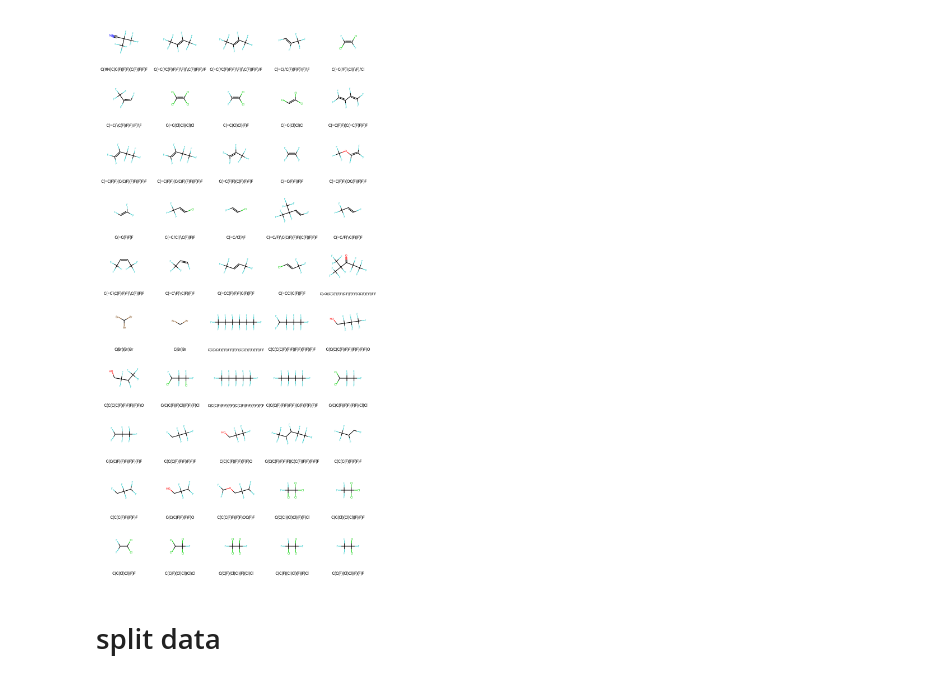
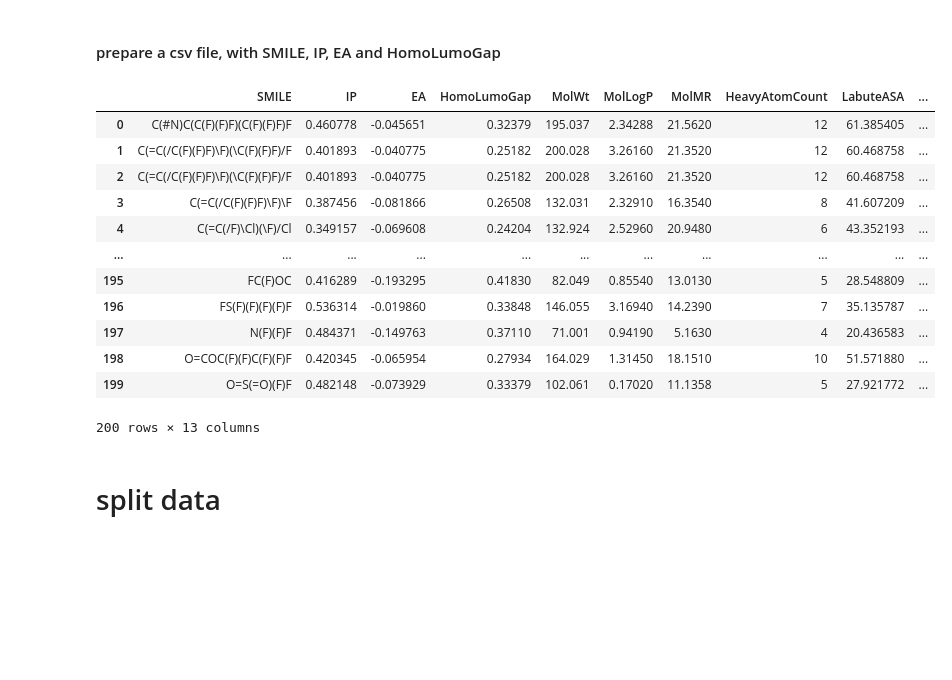
Before and after one commit to sxm13/GWP-project, a Jupyter notebook: example.ipynb, the cells around one changed output. Saved outputs shown, nothing was run; the diff lists cells and outputs as text; code cells hidden in the pictures; blank space fills up the shorter version.

```diff
--- a/example.ipynb
+++ b/example.ipynb
@@ -8,8 +15,21 @@ from gwp.visualization import show
+# %% [markdown]
+#### prepare a csv file, with SMILE, IP, EA and HomoLumoGap
 # %%
-featurize_smiles("forML.csv",verbos=False)
-show("forML.csv")
+featurize_smiles("forML.csv",verbos=False,saveto="featuresforgwp.csv")
 # %% [output]
-[figure, removed]
+|  | SMILE | IP | EA | HomoLumoGap | MolWt | MolLogP | MolMR | HeavyAtomCount | LabuteASA | ... |
+| 0 | C(#N)C(C(F)(F)F)(C(F)(F)F)F | 0.460778 | -0.045651 | 0.32379 | 195.037 | 2.34288 | 21.5620 | 12 | 61.385405 | ... |
+| 1 | C(=C(/C(F)(F)F)\F)(\C(F)(F)F)/F | 0.401893 | -0.040775 | 0.25182 | 200.028 | 3.26160 | 21.3520 | 12 | 60.468758 | ... |
+| 2 | C(=C(/C(F)(F)F)\F)(\C(F)(F)F)/F | 0.401893 | -0.040775 | 0.25182 | 200.028 | 3.26160 | 21.3520 | 12 | 60.468758 | ... |
+| 3 | C(=C(/C(F)(F)F)\F)\F | 0.387456 | -0.081866 | 0.26508 | 132.031 | 2.32910 | 16.3540 | 8 | 41.607209 | ... |
+| 4 | C(=C(/F)\Cl)(\F)/Cl | 0.349157 | -0.069608 | 0.24204 | 132.924 | 2.52960 | 20.9480 | 6 | 43.352193 | ... |
+| ... | ... | ... | ... | ... | ... | ... | ... | ... | ... | ... |
+| 195 | FC(F)OC | 0.416289 | -0.193295 | 0.41830 | 82.049 | 0.85540 | 13.0130 | 5 | 28.548809 | ... |
+| 196 | FS(F)(F)(F)(F)F | 0.536314 | -0.019860 | 0.33848 | 146.055 | 3.16940 | 14.2390 | 7 | 35.135787 | ... |
+| 197 | N(F)(F)F | 0.484371 | -0.149763 | 0.37110 | 71.001 | 0.94190 | 5.1630 | 4 | 20.436583 | ... |
+| 198 | O=COC(F)(F)C(F)(F)F | 0.420345 | -0.065954 | 0.27934 | 164.029 | 1.31450 | 18.1510 | 10 | 51.571880 | ... |
+| 199 | O=S(=O)(F)F | 0.482148 | -0.073929 | 0.33379 | 102.061 | 0.17020 | 11.1358 | 5 | 27.921772 | ... |
+200 rows × 13 columns
 # %% [markdown]
 # split data
 # %%
```
Also changed, not shown: parts of 5 cells of this notebook.
